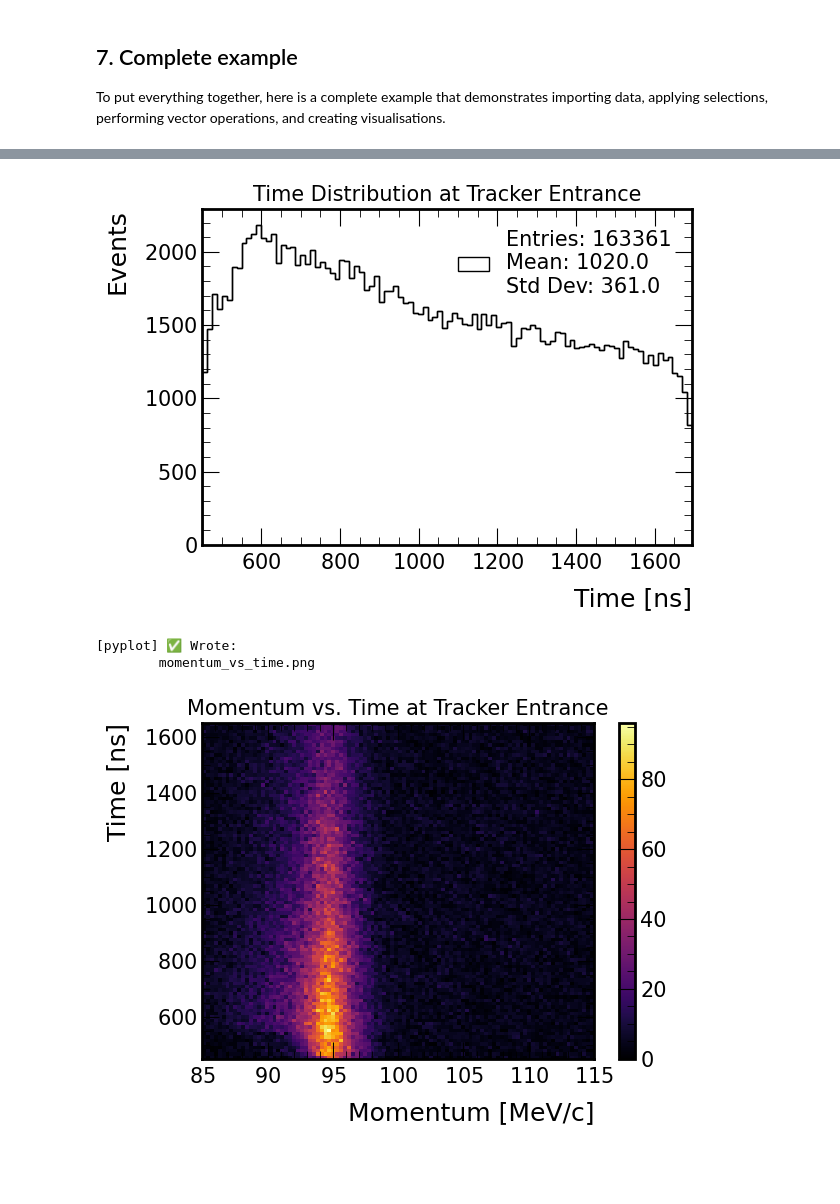
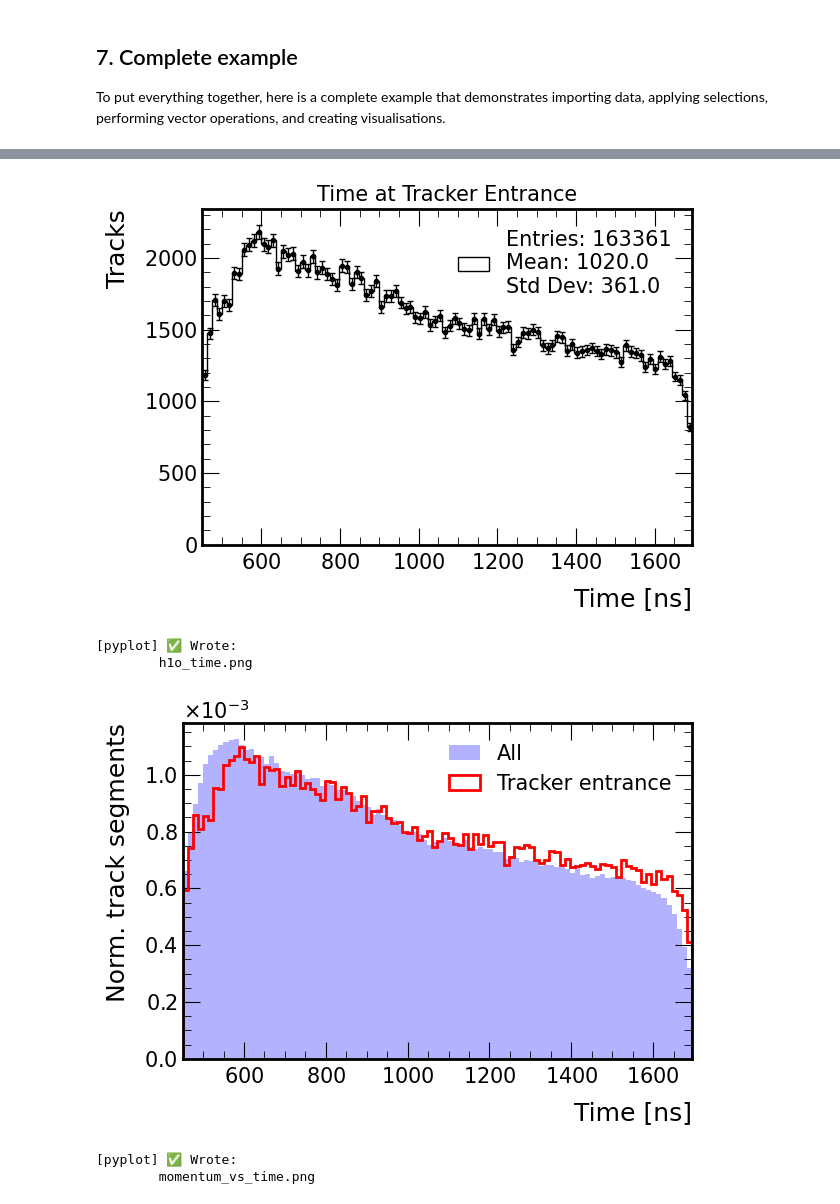
Before and after one commit to sam-grant/pyutils, a Jupyter notebook: examples/pyutils_basics.ipynb, the cells around one changed output, grey strips where cells are left out. Cells and saved outputs as stored; diff of their text form; code cells hidden in the pictures; blank space fills up the shorter version.

Commit message:
Updated example with 1D overlay

```diff
--- a/examples/pyutils_basics.ipynb
+++ b/examples/pyutils_basics.ipynb
@@ -303,14 +387,48 @@ mom_mag_flat = ak.flatten(mom_mag, axis=None)
 
 # 1D Histogram of time
 plotter.plot_1D(
-    time_flat,
+    time_flat,               # Data to plot
+    nbins=100,               # Number of bins
+    xmin=450,                # Minimum x-axis value
+    xmax=1695,               # Maximum x-axis value
+    title="Time at Tracker Entrance",
+    xlabel="Time [ns]",
+    ylabel="Tracks",
+    out_path='h1_time.png',  # Output file path
+    stat_box=True,           # Show statistics box
+    error_bars=True          # Show error bars
+)
+
+# Overlaid 1D histograms
+time_all_flat = ak.flatten(data["trksegs"]["time"], axis=None)
+
+# Optional custom styles
+styles = {
+    "All": {
+        "histtype": "bar",      # Filled bars
+        "alpha": 0.3,           # Semi-transparent
+        "color": "blue"        # Override style file colour
+    },
+    "Tracker entrance": {
+        "histtype": "step",     # Unfilled outline for "reco-like" data
+        "linewidth": 2,         # Thicker line
+        "color": "red"          # Override style file colour
+    }
+}
+
+plotter.plot_1D_overlay(
+    {
+        "All" : time_all_flat, # First histogram
+        "Tracker entrance" : time_flat,
+    },
+    styles=styles, # Optional tyles parameter
     nbins=100,
     xmin=450,
     xmax=1695,
-    title="Time Distribution at Tracker Entrance",
     xlabel="Time [ns]",
-    ylabel="Events",
-    out_path='time_distribution.png'
+    ylabel="Norm. track segments",
+    out_path="h1o_time.png",
+    norm_by_area=True # Normalise the histograms by area
 )
 
 # 2D Histogram of momentum vs time
@@ -326,7 +444,7 @@ plotter.plot_2D(
     title="Momentum vs. Time at Tracker Entrance",
     xlabel="Momentum [MeV/c]",
     ylabel="Time [ns]",
-    out_path='momentum_vs_time.png'
+    out_path="momentum_vs_time.png"
 )
 # %% [output]
 [pyprocess] ⭐️ Initialised Processor:
@@ -346,4 +464,6 @@ plotter.plot_2D(
-[figure, old version]
+[figure, new version]
 [pyplot] ✅ Wrote:
-        momentum_vs_time.png
+        h1o_time.png
-[figure, old version]
+[figure, new version]
+[pyplot] ✅ Wrote:
+        momentum_vs_time.png
```
Also changed, not shown: parts of 11 cells of this notebook.
